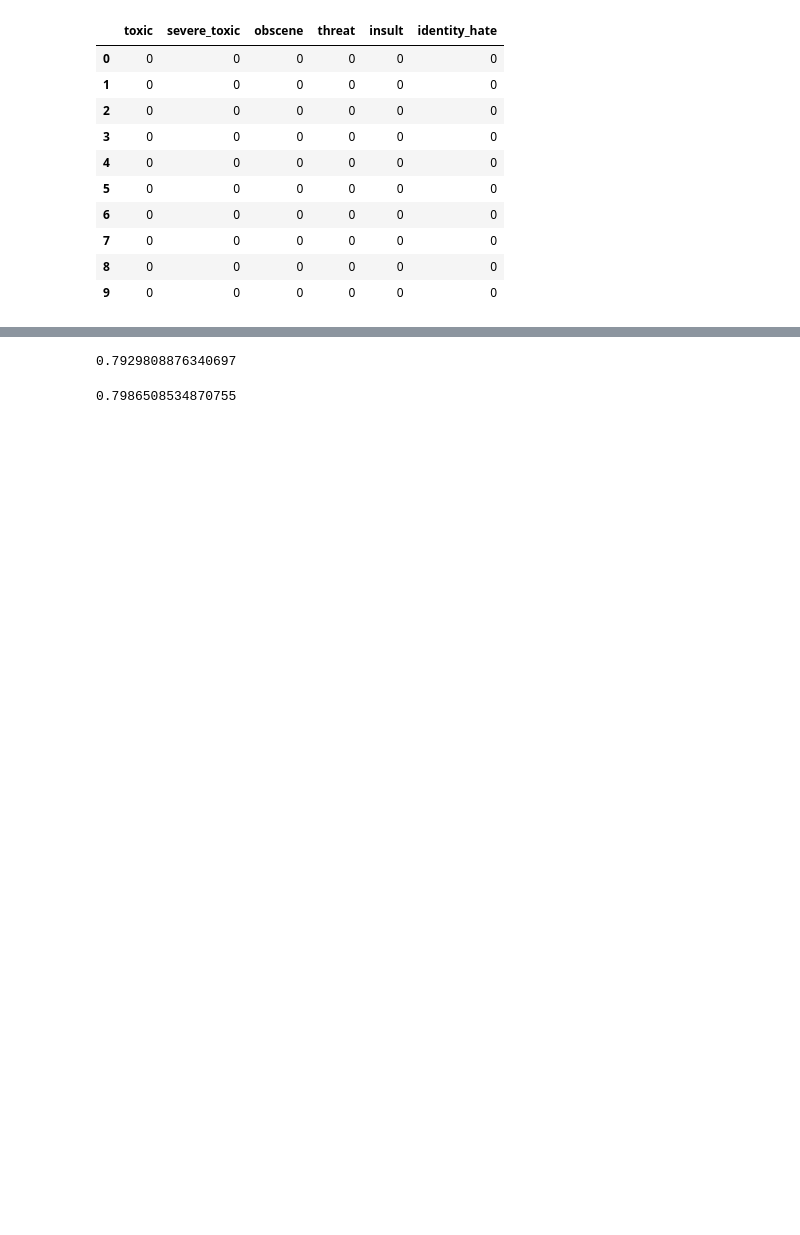
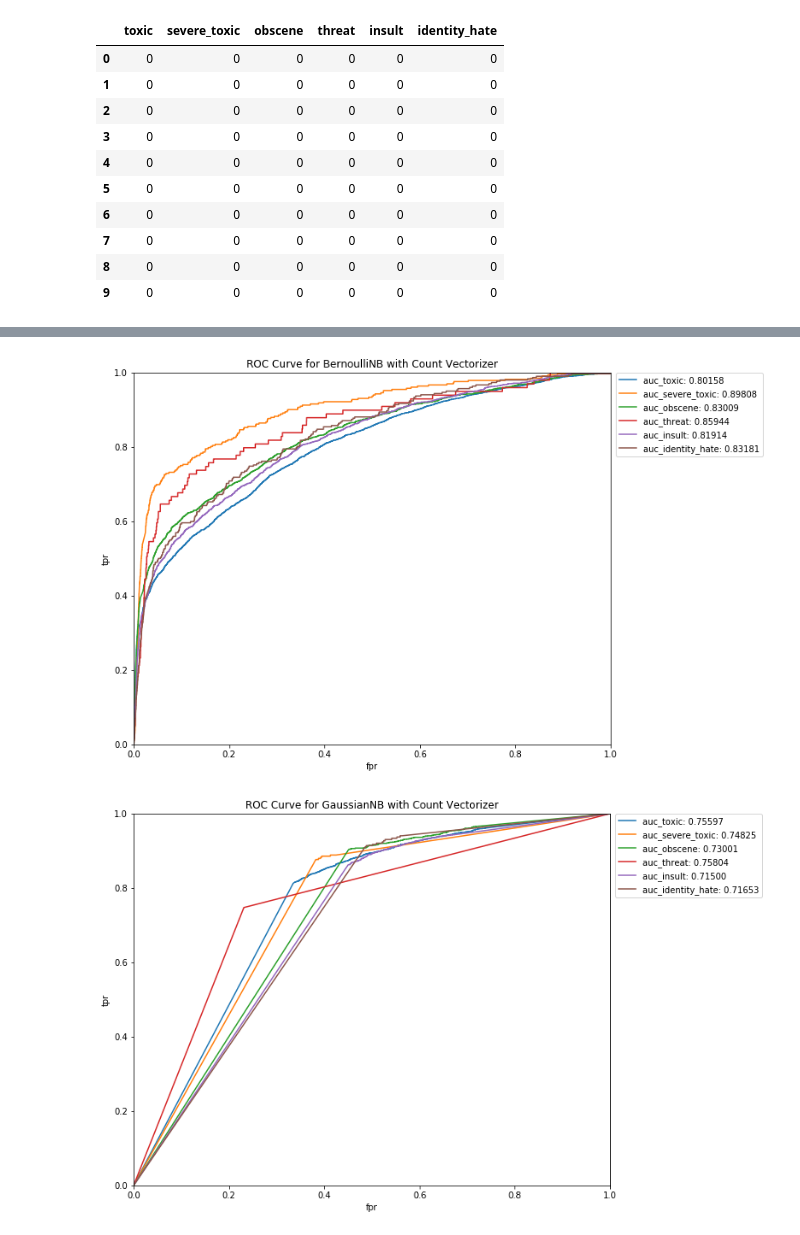
Before and after one commit to avidkenil/ml_project, a Jupyter notebook: src/modeling.ipynb, the cells around one changed output, grey strips where cells are left out. Saved outputs shown, nothing was run; the diff lists cells and outputs as text; code cells hidden in the pictures; blank space fills up the shorter version.

Commit message:
Added BernoulliNB(CountVec) and GaussianNB(CountVec+TfIdfVec) baselines.

```diff
--- a/src/modeling.ipynb
+++ b/src/modeling.ipynb
@@ -26,2 +35,0 @@ data.head()
-# %%
-data['comment_text'].fillna(value = '_na_',inplace=True)
@@ -174,18 +196,0 @@ probabilities_nb = np.squeeze(np.asarray(predictions_nb.todense()))
-# %%
-roc_auc_lr = []
-for i, col in enumerate(target_cols):
-    fpr, tpr, threshold = roc_curve(y_test[col], probabilities_lr[:,i])
-    roc_auc_lr.append(auc(fpr, tpr))
-# %%
-roc_auc_nb = []
-for i, col in enumerate(target_cols):
-    fpr, tpr, threshold = roc_curve(y_test[col], probabilities_nb[:,i])
-    roc_auc_nb.append(auc(fpr, tpr))
-# %%
-np.mean(roc_auc_lr)
-# %% [output]
-0.7929808876340697
-# %%
-np.mean(roc_auc_nb)
-# %% [output]
-0.7986508534870755
@@ -191,0 +212,58 @@ np.mean(roc_auc_nb)
+# %%
+# Predict probabilities of each class for Count Vectorizer (BernoulliNB)
+probabilities_bnb_countvec = np.squeeze(np.asarray(predictions_bnb_countvec.todense()))
+
+# Predict probabilities of each class for Count Vectorizer and TF-IDF Vectorizer (GaussianNB)
+probabilities_gnb_countvec = np.squeeze(np.asarray(predictions_gnb_countvec.todense()))
+probabilities_gnb_tfidf = np.squeeze(np.asarray(predictions_gnb_tfidf.todense()))
+# %%
+# Compute ROC-AUC values of each class for Count Vectorizer (BernoulliNB)
+auc_bnb_countvec = []
+plt.figure(figsize=(10,8))
+for i, col in enumerate(target_cols):
+    fpr, tpr, threshold = roc_curve(y_test[col], probabilities_bnb_countvec[:,i])
+    auc_value = auc(fpr, tpr)
+    auc_bnb_countvec.append(auc_value)
+    plt.plot(fpr, tpr, label='{}: {:0.5f}'.format('auc_'+col, auc_value))
+plt.xlabel('fpr')
+plt.ylabel('tpr')
+plt.title('ROC Curve for BernoulliNB with Count Vectorizer')
+plt.xlim([0, 1])
+plt.ylim([0, 1])
+plt.legend(bbox_to_anchor=(1.01, 1), loc=2, borderaxespad=0.)
+plt.show()
+
+# Compute ROC-AUC values of each class for Count Vectorizer (GaussianNB)
+auc_gnb_countvec = []
+plt.figure(figsize=(10,8))
+for i, col in enumerate(target_cols):
+    fpr, tpr, threshold = roc_curve(y_test[col], probabilities_gnb_countvec[:,i])
+    auc_value = auc(fpr, tpr)
+    auc_gnb_countvec.append(auc_value)
+    plt.plot(fpr, tpr, label='{}: {:0.5f}'.format('auc_'+col, auc_value))
+plt.xlabel('fpr')
+plt.ylabel('tpr')
+plt.title('ROC Curve for GaussianNB with Count Vectorizer')
+plt.xlim([0, 1])
+plt.ylim([0, 1])
+plt.legend(bbox_to_anchor=(1.01, 1), loc=2, borderaxespad=0.)
+plt.show()
+
+# Compute ROC-AUC values of each class for TfIdf Vectorizer (GaussianNB)
+auc_gnb_tfidf = []
+plt.figure(figsize=(10,8))
+for i, col in enumerate(target_cols):
+    fpr, tpr, threshold = roc_curve(y_test[col], probabilities_gnb_tfidf[:,i])
+    auc_value = auc(fpr, tpr)
+    auc_gnb_tfidf.append(auc_value)
+    plt.plot(fpr, tpr, label='{}: {:0.5f}'.format('auc_'+col, auc_value))
+plt.xlabel('fpr')
+plt.ylabel('tpr')
+plt.title('ROC Curve for GaussianNB with TfIdf Vectorizer')
+plt.xlim([0, 1])
+plt.ylim([0, 1])
+plt.legend(bbox_to_anchor=(1.01, 1), loc=2, borderaxespad=0.)
+plt.show()
+# %% [output]
+[figure, added]
+[figure, added]
```
Also changed, not shown: parts of 22 cells of this notebook.
